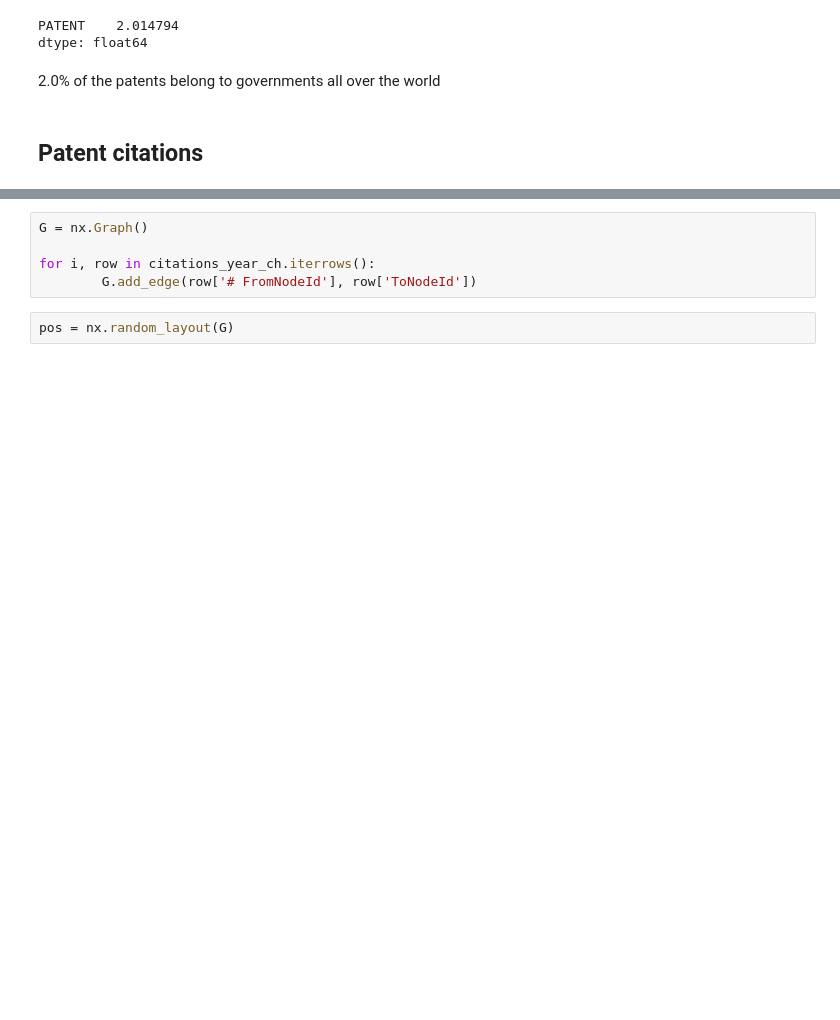
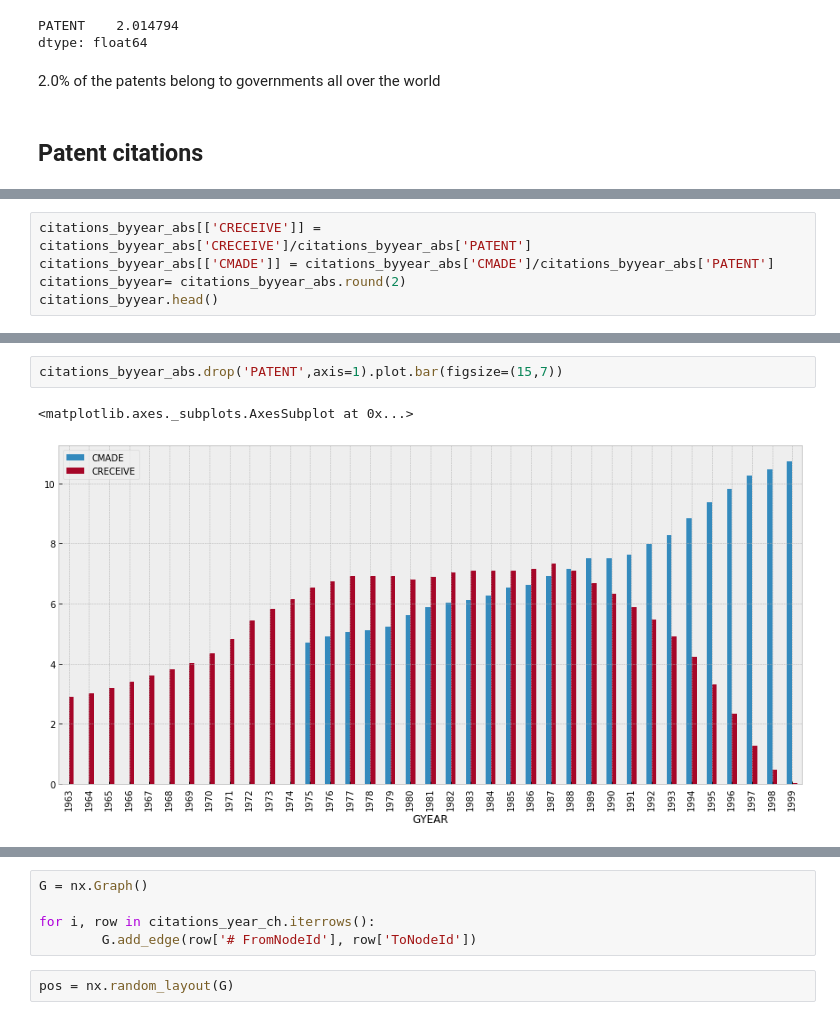
Before and after one commit to antonino-barbera/seanbi, a Jupyter notebook: project/project.ipynb, the cells around one changed output, grey strips where cells are left out. Cells and saved outputs as stored; diff of their text form; blank space fills up the shorter version.

```diff
--- a/project/project.ipynb
+++ b/project/project.ipynb
@@ -600,0 +659,5 @@ dtype: float64
+# %%
+citations_byyear_abs[['CRECEIVE']] = citations_byyear_abs['CRECEIVE']/citations_byyear_abs['PATENT']
+citations_byyear_abs[['CMADE']] = citations_byyear_abs['CMADE']/citations_byyear_abs['PATENT']
+citations_byyear= citations_byyear_abs.round(2)
+citations_byyear.head()
@@ -600,0 +672,5 @@ dtype: float64
+# %%
+citations_byyear_abs.drop('PATENT',axis=1).plot.bar(figsize=(15,7))
+# %% [output]
+<matplotlib.axes._subplots.AxesSubplot at 0x...>
+[figure, added]
```
Also changed, not shown: parts of 28 cells of this notebook.
